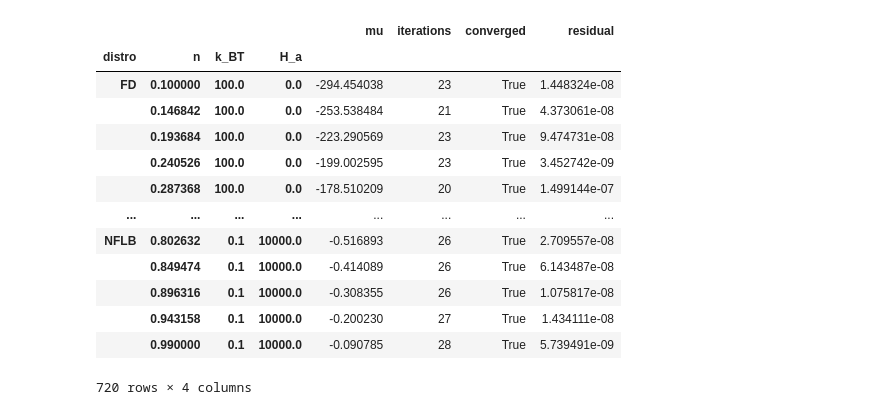
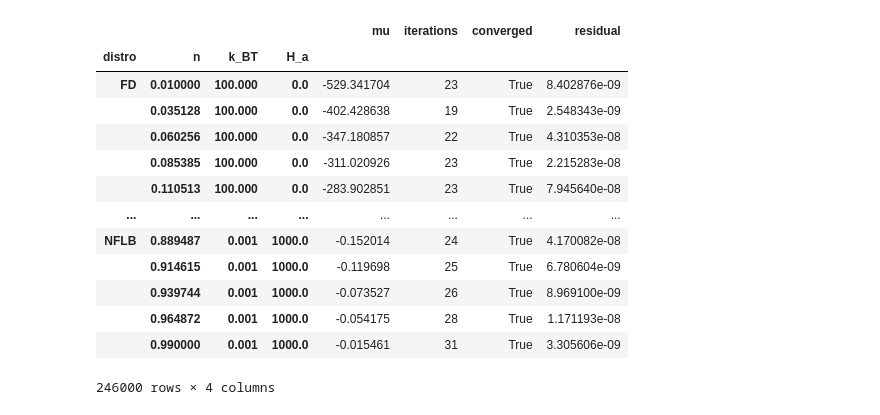
Before and after one commit to Mateuszzx/quantum-statistics-solver, a Jupyter notebook: notebooks/02_chemical_potential.ipynb, the cells around one changed output. Drawn from its saved outputs; the diff is of its cells as text; code cells hidden in the pictures.

```diff
--- a/notebooks/02_chemical_potential.ipynb
+++ b/notebooks/02_chemical_potential.ipynb
@@ -19,20 +22,20 @@ ky = np.linspace(-np.pi, np.pi, N, endpoint=False)
 e_k, _, _ = prepare_2D_lattice_data(kx, ky, t, t_prim)
 # %%
 # Band filling values
-n_min = 0.1
+n_min = 0.01
 n_max = 0.99
-n_count = 20
+n_count = 40
 
 # Magnetic field values
-Ha_min = -2
-Ha_max = 4
-Ha_count = 5
+Ha_min = -1
+Ha_max = 3
+Ha_count = 40
 
 # Beta values
 
 beta_min = -2
-beta_max = 1
-beta_count = 2
+beta_max = 3
+beta_count = 50
 
 distros = [DistType.FD, DistType.FLB, DistType.NFLB]  # ND
 # n  = np.array([0.5, 0.8, 0.9], dtype=np.float64)  # NN
@@ -49,7 +52,7 @@ py_opts = brent_defaults(
     expand_factor=1.4,
     initial_step=10.0,
     max_expands=64,
-    max_iters=5000
+    max_iters=500
 )
 native_opts= py_opts.to_qss()
 # %%
@@ -65,33 +68,45 @@ native_opts= py_opts.to_qss()
 #                       )
 # native_opts= py_opts.to_qss()
 # %%
-mu_df = chemical_potential(
-    distros=["FD", "FLB", "NFLB"],
-    n_vals=n,
-    beta_vals=beta,
-    H_a_vals=H_a,
-    N=N,
-    E=e_k,
-    solver_opts=native_opts,
-    x0=10.,
-    a0=-5.0,
-    b0=5.0,
-)
-mu_df.to_csv("chemical_potential_results.csv")
+mu = Path("chemical_potential_results.csv")
+if  mu.exists():
+    mu_df = pd.read_csv(mu)
+    n = np.unique(mu_df["n"])
+    distro = np.unique(mu_df["distro"])
+    k_BT = np.unique(mu_df["k_BT"])
+    beta = 1/k_BT
+    H_a = np.unique(mu_df["H_a"])
+    mu_df = mu_df.set_index(["distro", "n", "k_BT", "H_a"])
+
+else:
+    mu_df = chemical_potential(
+        distros=["FD", "FLB", "NFLB"],
+        n_vals=n,
+        beta_vals=beta,
+        H_a_vals=H_a,
+        N=N,
+        E=e_k,
+        solver_opts=native_opts,
+        x0=10.,
+        a0=-5.0,
+        b0=5.0,
+    )
+    k_BT = 1/beta
+    mu_df.to_csv("chemical_potential_results.csv")
 mu_df
 # %% [output]
 |  |  |  |  | mu | iterations | converged | residual |
 | distro | n | k_BT | H_a |  |  |  |  |
-| FD | 0.100000 | 100.0 | 0.0 | -294.454038 | 23 | True | 1.448324e-08 |
-|  | 0.146842 | 100.0 | 0.0 | -253.538484 | 21 | True | 4.373061e-08 |
-|  | 0.193684 | 100.0 | 0.0 | -223.290569 | 23 | True | 9.474731e-08 |
-|  | 0.240526 | 100.0 | 0.0 | -199.002595 | 23 | True | 3.452742e-09 |
-|  | 0.287368 | 100.0 | 0.0 | -178.510209 | 20 | True | 1.499144e-07 |
+| FD | 0.010000 | 100.000 | 0.0 | -529.341704 | 23 | True | 8.402876e-09 |
+|  | 0.035128 | 100.000 | 0.0 | -402.428638 | 19 | True | 2.548343e-09 |
+|  | 0.060256 | 100.000 | 0.0 | -347.180857 | 22 | True | 4.310353e-08 |
+|  | 0.085385 | 100.000 | 0.0 | -311.020926 | 23 | True | 2.215283e-08 |
+|  | 0.110513 | 100.000 | 0.0 | -283.902851 | 23 | True | 7.945640e-08 |
 | ... | ... | ... | ... | ... | ... | ... | ... |
-| NFLB | 0.802632 | 0.1 | 10000.0 | -0.516893 | 26 | True | 2.709557e-08 |
-|  | 0.849474 | 0.1 | 10000.0 | -0.414089 | 26 | True | 6.143487e-08 |
-|  | 0.896316 | 0.1 | 10000.0 | -0.308355 | 26 | True | 1.075817e-08 |
-|  | 0.943158 | 0.1 | 10000.0 | -0.200230 | 27 | True | 1.434111e-08 |
-|  | 0.990000 | 0.1 | 10000.0 | -0.090785 | 28 | True | 5.739491e-09 |
+| NFLB | 0.889487 | 0.001 | 1000.0 | -0.152014 | 24 | True | 4.170082e-08 |
+|  | 0.914615 | 0.001 | 1000.0 | -0.119698 | 25 | True | 6.780604e-09 |
+|  | 0.939744 | 0.001 | 1000.0 | -0.073527 | 26 | True | 8.969100e-09 |
+|  | 0.964872 | 0.001 | 1000.0 | -0.054175 | 28 | True | 1.171193e-08 |
+|  | 0.990000 | 0.001 | 1000.0 | -0.015461 | 31 | True | 3.305606e-09 |
-720 rows × 4 columns
+246000 rows × 4 columns
 # %%
```
Also changed, not shown: parts of 5 cells of this notebook, 6 other files.
